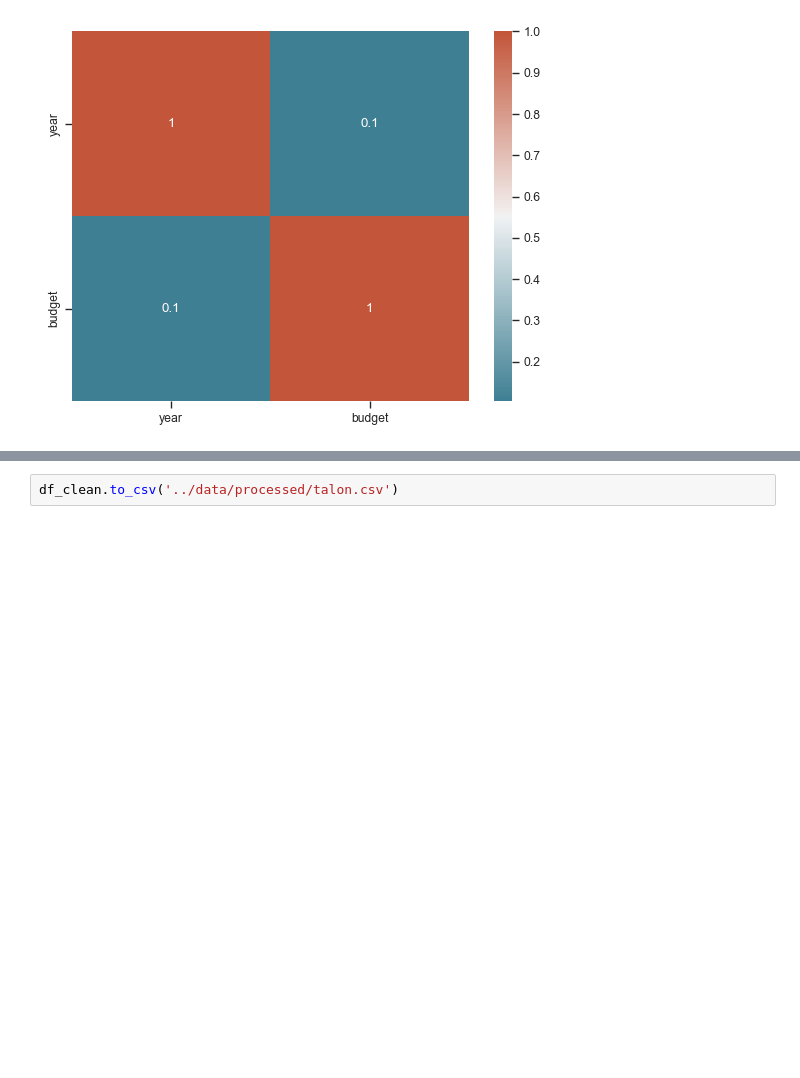
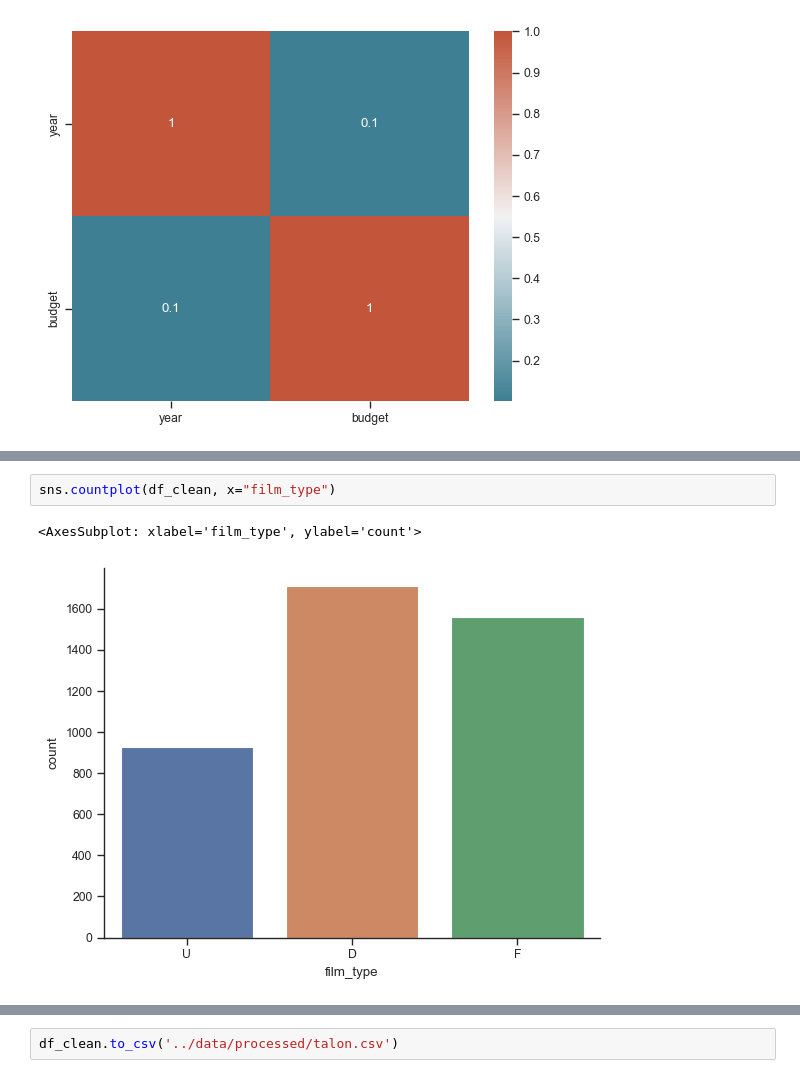
Before and after one commit to ubco-W2022T1-cosc301/project-group16, a Jupyter notebook: notebooks/analysis1.ipynb, the cells around one changed output, grey strips where cells are left out. Drawn from its saved outputs; the diff is of its cells as text; blank space fills up the shorter version.

```diff
--- a/notebooks/analysis1.ipynb
+++ b/notebooks/analysis1.ipynb
@@ -110,0 +90,5 @@ sns.heatmap(corr, xticklabels=corr.columns, yticklabels=corr.columns, annot=True
+# %%
+sns.countplot(df_clean, x="film_type")
+# %% [output]
+<AxesSubplot: xlabel='film_type', ylabel='count'>
+[figure, added]
```
Also changed, not shown: parts of 10 cells of this notebook, 2 other files.
